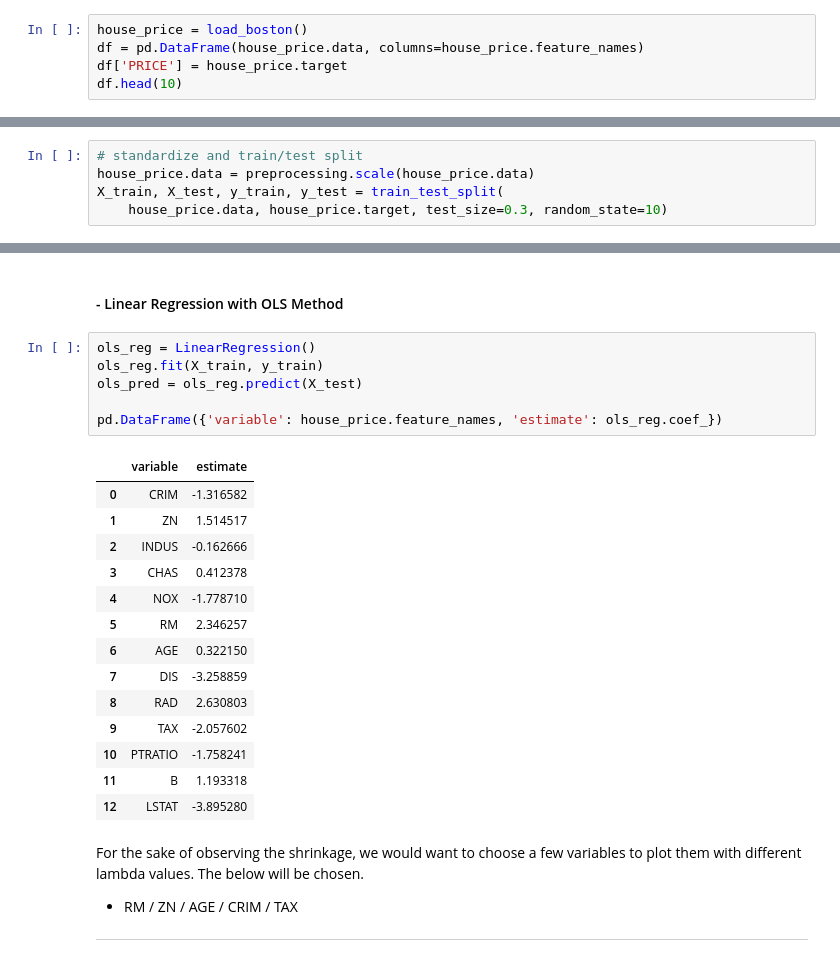
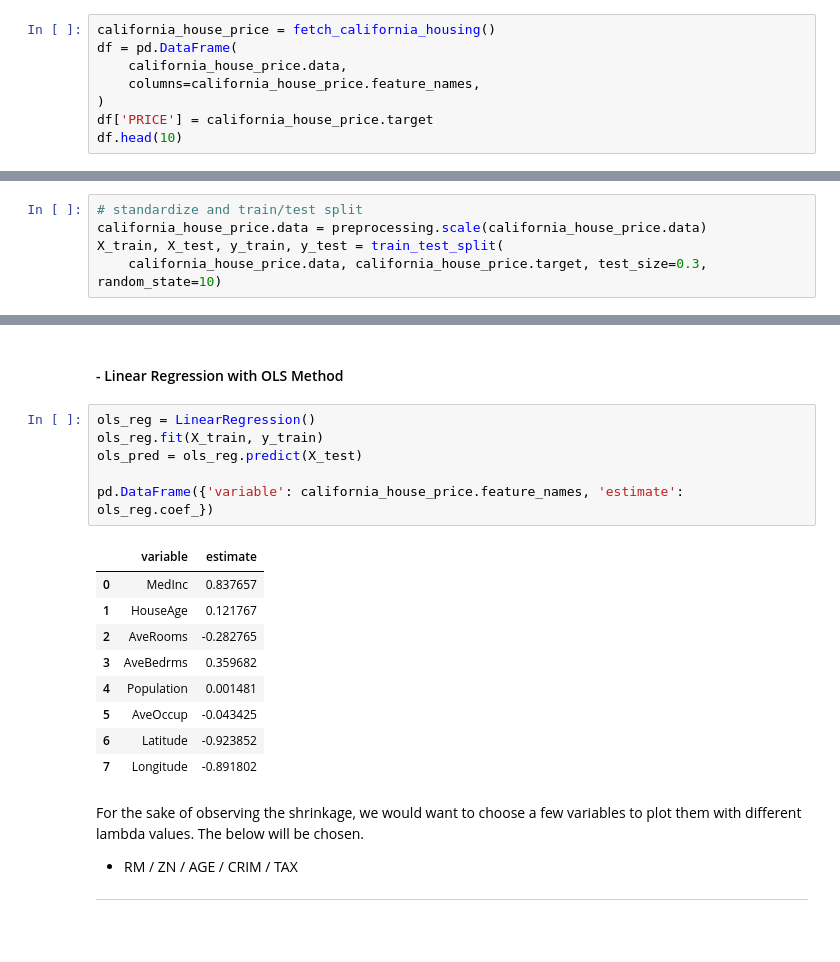
Before and after one commit to elsayedrashed/machine-learning-app, a Jupyter notebook: suppervised-learning/regression-algorithms/ridge-lasso-regression/ridge-lasso.ipynb, the cells around one changed output, grey strips where cells are left out. Saved outputs shown, nothing was run; the diff lists cells and outputs as text; blank space fills up the shorter version.

```diff
--- a/suppervised-learning/regression-algorithms/ridge-lasso-regression/ridge-lasso.ipynb
+++ b/suppervised-learning/regression-algorithms/ridge-lasso-regression/ridge-lasso.ipynb
@@ -119,6 +115,9 @@ The Boston housing prices dataset has an ethical problem: as
 # %%
-house_price = load_boston()
-df = pd.DataFrame(house_price.data, columns=house_price.feature_names)
-df['PRICE'] = house_price.target
+california_house_price = fetch_california_housing()
+df = pd.DataFrame(
+    california_house_price.data,
+    columns=california_house_price.feature_names,
+)
+df['PRICE'] = california_house_price.target
 df.head(10)
 # %% [output]
@@ -136,8 +135,8 @@ df.head(10)
 # %%
 # standardize and train/test split
-house_price.data = preprocessing.scale(house_price.data)
+california_house_price.data = preprocessing.scale(california_house_price.data)
 X_train, X_test, y_train, y_test = train_test_split(
-    house_price.data, house_price.target, test_size=0.3, random_state=10)
+    california_house_price.data, california_house_price.target, test_size=0.3, random_state=10)
 # %% [markdown]
 ------
 # %% [markdown]
@@ -145,24 +144,19 @@ X_train, X_test, y_train, y_test = train_test_split(
 # %%
 ols_reg = LinearRegression()
 ols_reg.fit(X_train, y_train)
 ols_pred = ols_reg.predict(X_test)
 
-pd.DataFrame({'variable': house_price.feature_names, 'estimate': ols_reg.coef_})
+pd.DataFrame({'variable': california_house_price.feature_names, 'estimate': ols_reg.coef_})
 # %% [output]
 |  | variable | estimate |
-| 0 | CRIM | -1.316582 |
-| 1 | ZN | 1.514517 |
-| 2 | INDUS | -0.162666 |
-| 3 | CHAS | 0.412378 |
-| 4 | NOX | -1.778710 |
-| 5 | RM | 2.346257 |
-| 6 | AGE | 0.322150 |
-| 7 | DIS | -3.258859 |
-| 8 | RAD | 2.630803 |
-| 9 | TAX | -2.057602 |
-| 10 | PTRATIO | -1.758241 |
-| 11 | B | 1.193318 |
-| 12 | LSTAT | -3.895280 |
+| 0 | MedInc | 0.837657 |
+| 1 | HouseAge | 0.121767 |
+| 2 | AveRooms | -0.282765 |
+| 3 | AveBedrms | 0.359682 |
+| 4 | Population | 0.001481 |
+| 5 | AveOccup | -0.043425 |
+| 6 | Latitude | -0.923852 |
+| 7 | Longitude | -0.891802 |
 # %% [markdown]
 For the sake of observing the shrinkage, we would want to choose a few variables to plot them with different lambda values. The below will be chosen.
 
```
Also changed, not shown: parts of 10 cells of this notebook, 6 other files.
